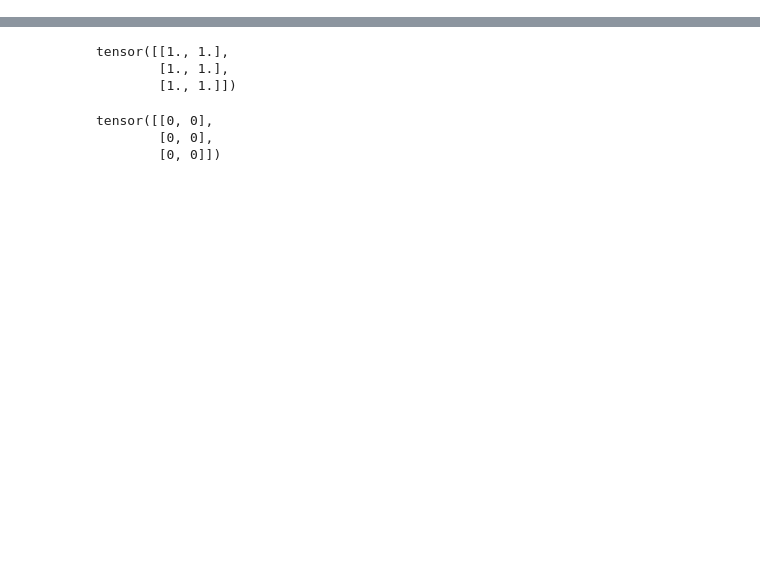
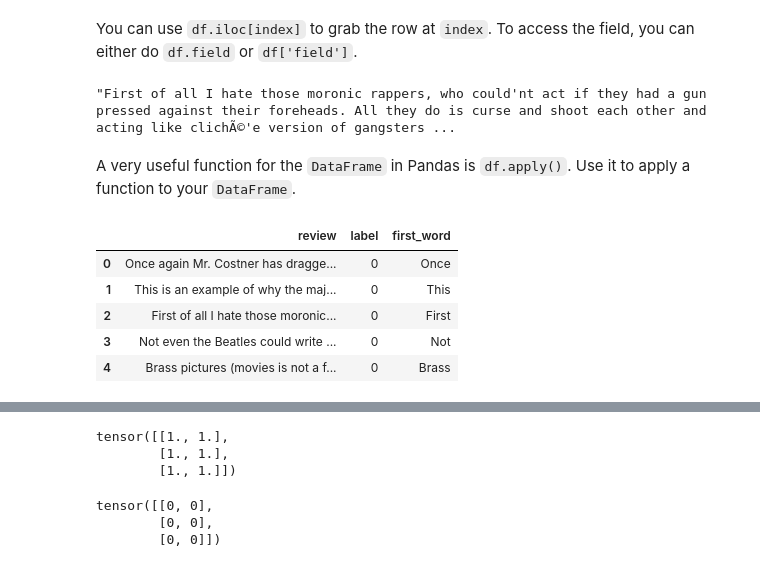
Before and after one commit to scoutbee/pytorch-nlp-notebooks, a Jupyter notebook: 0_pytorch_intro.ipynb, the cells around one changed output, grey strips where cells are left out. Drawn from its saved outputs; the diff is of its cells as text; code cells hidden in the pictures; blank space fills up the shorter version.

```diff
--- a/0_pytorch_intro.ipynb
+++ b/0_pytorch_intro.ipynb
@@ -193,0 +119,22 @@ $$\mu = 0, \sigma^2 = 1$$
+# %% [markdown]
+You can use `df.iloc[index]` to grab the row at `index`. To access the field, you can either do `df.field` or `df['field']`.
+# %%
+df.iloc[2].review
+# %% [output]
+"First of all I hate those moronic rappers, who could'nt act if they had a gun pressed against their foreheads. All they do is curse and shoot each other and acting like clichÃ©'e version of gangsters ...
+# %% [markdown]
+A very useful function for the `DataFrame` in Pandas is `df.apply()`. Use it to apply a function to your `DataFrame`.
+# %%
+def get_first_word(text):
+    return text.split()[0]
+
+# Create a new column called "first_word"
+df['first_word'] = df.review.apply(get_first_word)
+df.head()
+# %% [output]
+|  | review | label | first_word |
+| 0 | Once again Mr. Costner has dragge... | 0 | Once |
+| 1 | This is an example of why the maj... | 0 | This |
+| 2 | First of all I hate those moronic... | 0 | First |
+| 3 | Not even the Beatles could write ... | 0 | Not |
+| 4 | Brass pictures (movies is not a f... | 0 | Brass |
```
Also changed, not shown: parts of 73 cells of this notebook.
